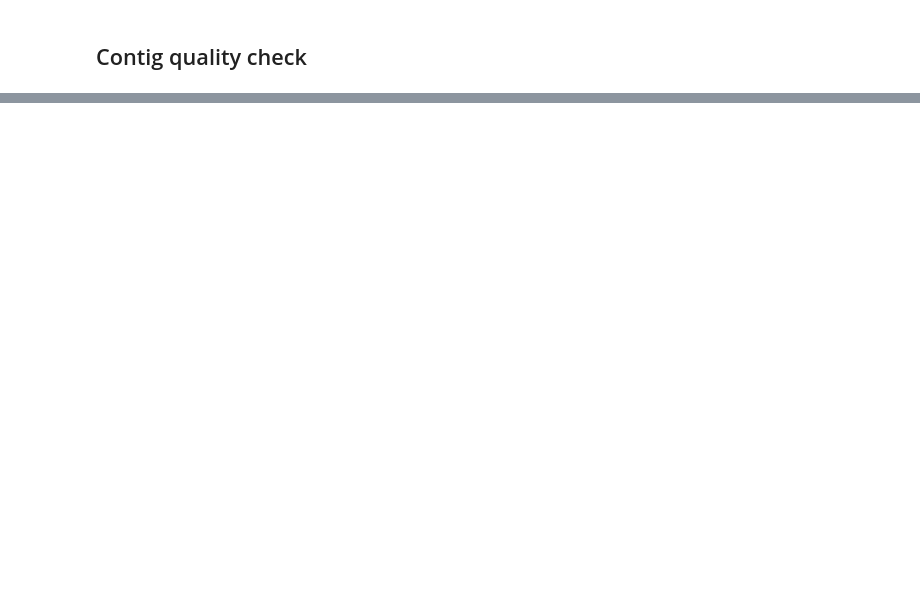
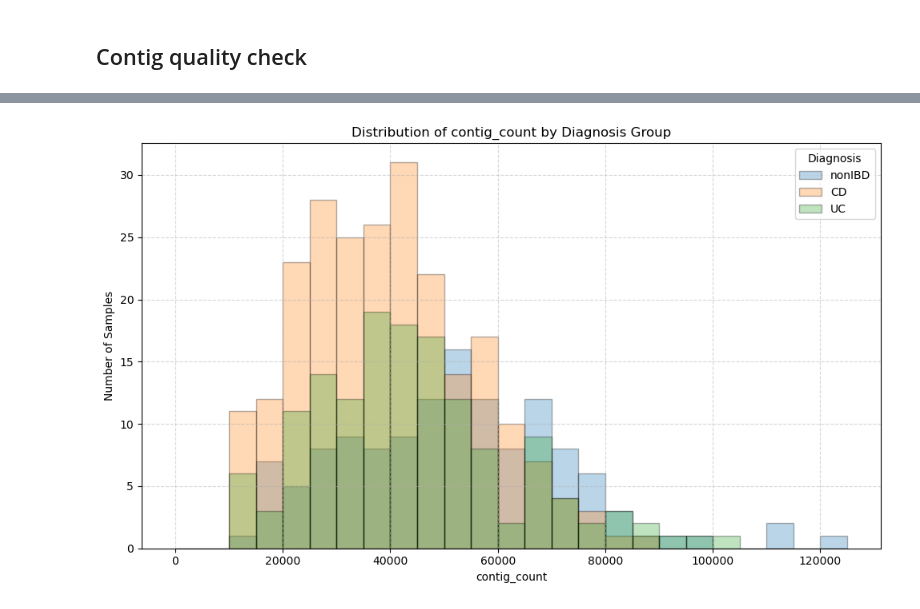
Before and after one commit to robcli/20.490_Deep_Learning_Biology, a Jupyter notebook: Characteristics_SJBae.ipynb, the cells around one changed output, grey strips where cells are left out. Drawn from its saved outputs; the diff is of its cells as text; code cells hidden in the pictures; blank space fills up the shorter version.

```diff
--- a/Characteristics_SJBae.ipynb
+++ b/Characteristics_SJBae.ipynb
@@ -170,0 +202,30 @@ for line in parser.parse_contigs("/home/robcli/braakman/001/data/assemblies/hmp2
+# %%
+import matplotlib.pyplot as plt
+
+# Filter only necessary columns and drop missing ages
+contig_count_df = sampled_df[["contig_count", "diagnosis"]].dropna()
+
+# Plot histograms
+plt.figure(figsize=(10, 6))
+bins = range(0, int(contig_count_df["contig_count"].max()) + 5000, 5000)
+
+for group, color in zip(groups, colors):
+    plt.hist(
+        contig_count_df[contig_count_df["diagnosis"] == group]["contig_count"],
+        bins=bins,
+        alpha=0.3,
+        label=group,
+        color=color,
+        edgecolor="black"
+    )
+
+plt.xlabel("contig_count")
+plt.ylabel("Number of Samples")
+plt.title("Distribution of contig_count by Diagnosis Group")
+plt.legend(title="Diagnosis")
+plt.grid(True, linestyle="--", alpha=0.5)
+plt.tight_layout()
+plt.savefig("contig_count_histogram.png")
+plt.show()
+# %% [output]
+[figure, added]
```
Also changed, not shown: parts of 9 cells of this notebook, 5 other files.
